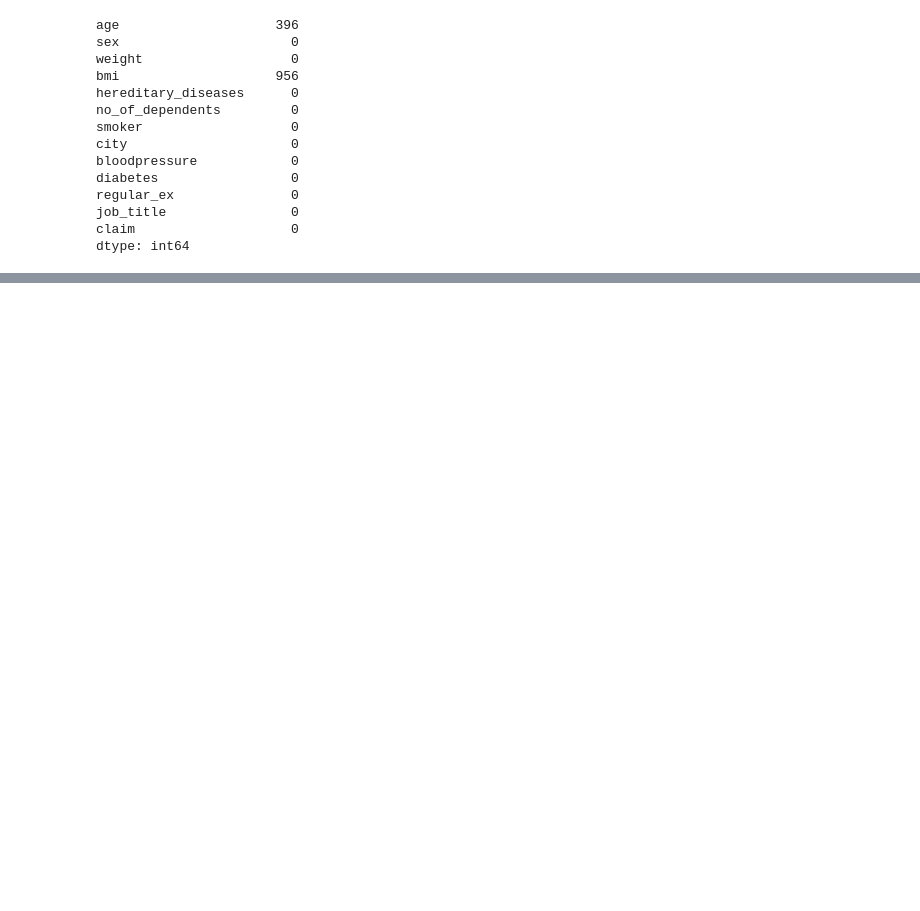
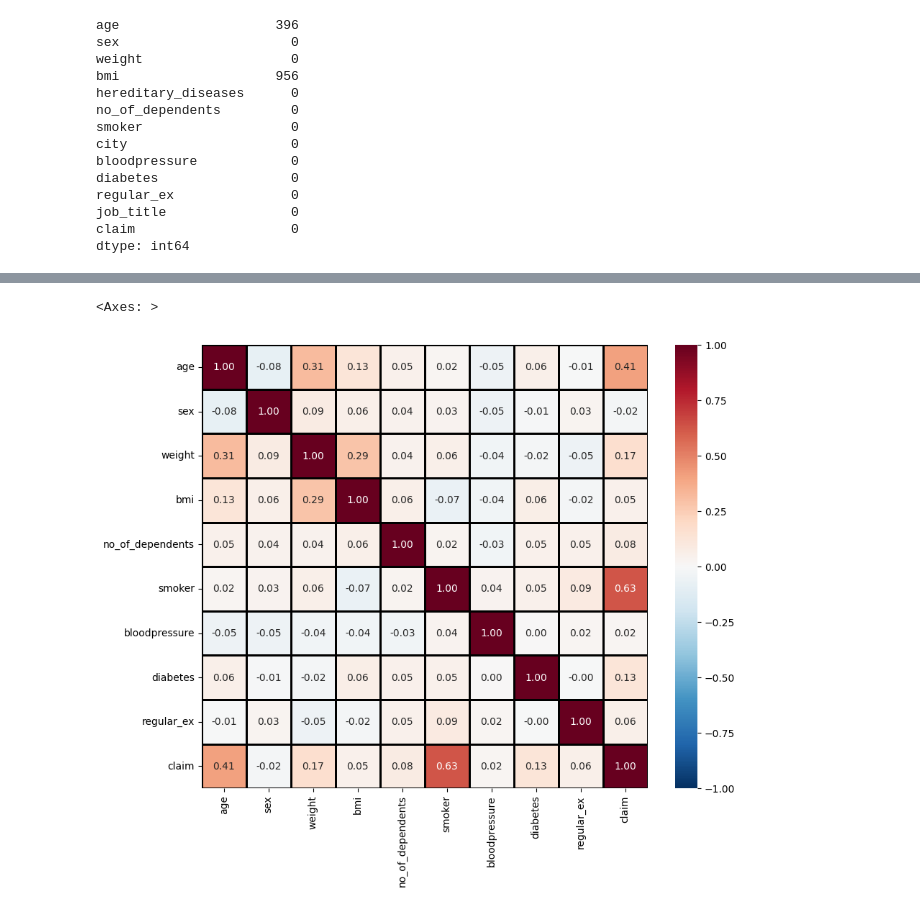
Before and after one commit to KonradRtz/XAI_Health_Cost_Prediction, a Jupyter notebook: EPA/EPA.ipynb, the cells around one changed output, grey strips where cells are left out. Saved outputs shown, nothing was run; the diff lists cells and outputs as text; code cells hidden in the pictures; blank space fills up the shorter version.

```diff
--- a/EPA/EPA.ipynb
+++ b/EPA/EPA.ipynb
@@ -54,0 +186,27 @@ ValueError: could not convert string to float: 'NewYork'
+# %%
+df_diabetes = df2[df2['diabetes'] == 1]
+df_non_diabetes = df2[df2['diabetes'] == 0]
+
+# Define the total number of samples for bootstrapping
+n_samples = len(8*df2)  # You can change this to any desired number
+print(n_samples)
+
+# Calculate the required count for diabetes (11.6% of total)
+n_diabetes = int(n_samples * 0.116)
+n_non_diabetes = n_samples - n_diabetes  # Remaining samples are non-diabetes
+
+# Bootstrap samples with replacement
+df_diabetes_sample = df_diabetes.sample(n=n_diabetes, replace=True, random_state=42)
+df_non_diabetes_sample = df_non_diabetes.sample(n=n_non_diabetes, replace=True, random_state=42)
+
+# Combine the sampled data
+df_bootstrapped = pd.concat([df_diabetes_sample, df_non_diabetes_sample])
+
+# Shuffle the data to remove any order bias
+df_bootstrapped = df_bootstrapped.sample(frac=1, random_state=42).reset_index(drop=True)
+
+# Print the mean of the bootstrapped dataset
+print(df_bootstrapped.mean())
+
+#save to csv
+df_bootstrapped.to_csv('bootstrapped_healthinsurance.csv', index=False)
@@ -54,0 +226,17 @@ ValueError: could not convert string to float: 'NewYork'
+# %%
+# correlation plot
+plt.figure(figsize=(10, 8))  # Increase figure size
+sns.heatmap(
+    df_bootstrapped.corr(),
+    annot=True,
+    fmt=".2f",  # Limit decimal places
+    cmap="RdBu_r",  # Diverging colormap for better contrast
+    center=0,
+    linewidths=1,  # Add grid lines
+    linecolor="black",  # Grid color
+    vmin=-1, vmax=1,  # Fixed scale for consistency
+    annot_kws={"size": 10}  # Increase annotation font size
+)
+# %% [output]
+<Axes: >
+[figure, added]
```
Also changed, not shown: parts of 11 cells of this notebook, 1 other file.
